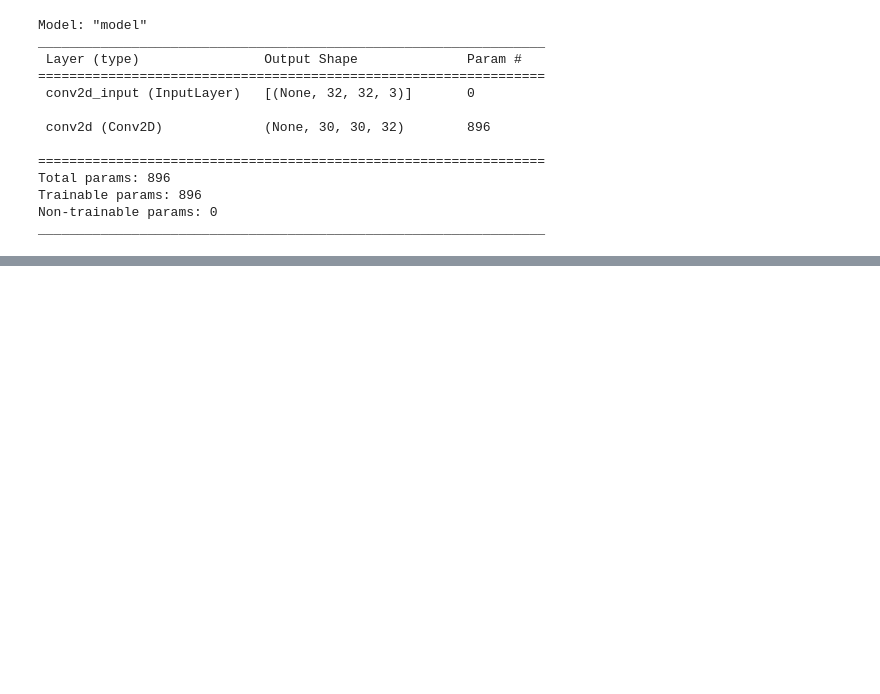
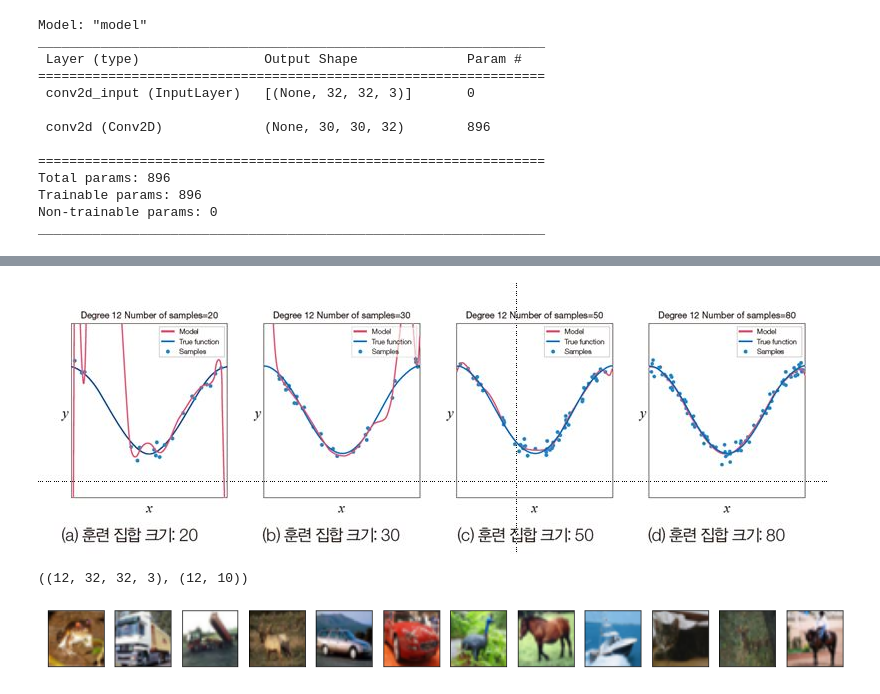
Before and after one commit to leekyuyoung4/ml0719, a Jupyter notebook: 0928.자연영상인식/자연영상인식II_모델_재사용.ipynb, the cells around one changed output, grey strips where cells are left out. Saved outputs shown, nothing was run; the diff lists cells and outputs as text; code cells hidden in the pictures; blank space fills up the shorter version.

```diff
--- a/0928.자연영상인식/자연영상인식II_모델_재사용.ipynb
+++ b/0928.자연영상인식/자연영상인식II_모델_재사용.ipynb
@@ -168,0 +183,5 @@ freature_map = m.predict(x_test)
+# %%
+from IPython import display
+display.Image('/content/033.JPG')
+# %% [output]
+[figure, added]
@@ -168,0 +198,12 @@ freature_map = m.predict(x_test)
+# %%
+xx_train.shape , yy_train.shape
+# %% [output]
+((12, 32, 32, 3), (12, 10))
+# %%
+plt.figure(figsize=(16,2))
+for i in range(12):
+  plt.subplot(1,12,i+1)
+  plt.imshow(xx_train[i])
+  plt.xticks([]);plt.yticks([])
+# %% [output]
+[figure, added]
```
Also changed, not shown: parts of 16 cells of this notebook.
